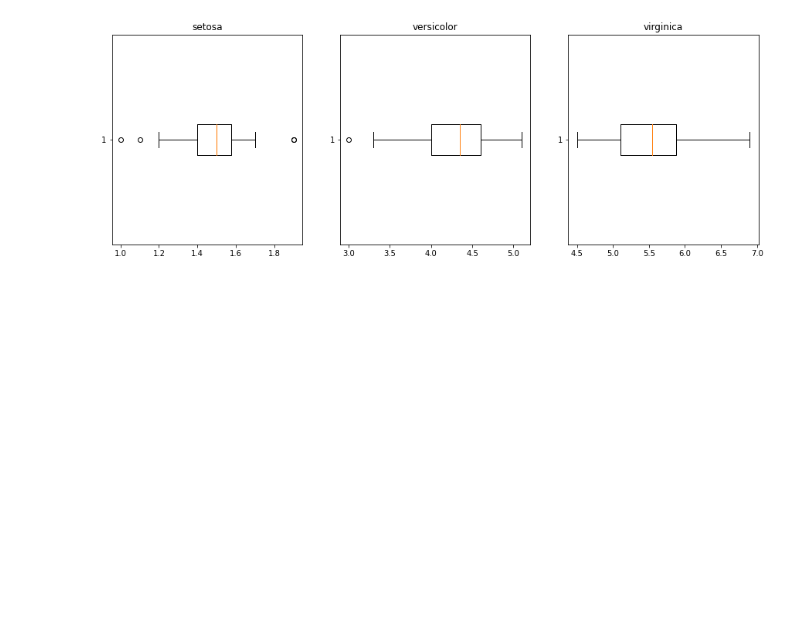
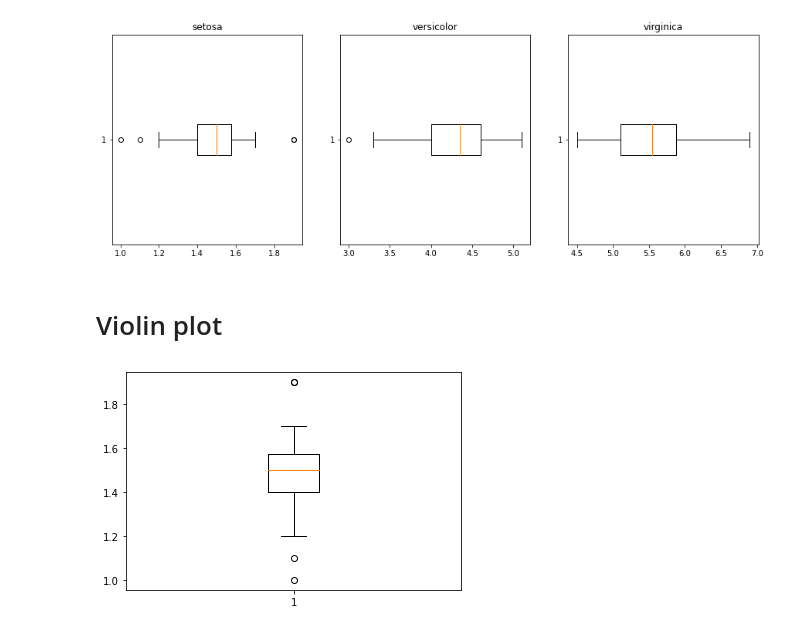
Before and after one commit to 6230204351/data_viz_2022, a Jupyter notebook: DataViz02_Data_Distribution_.ipynb, the cells around one changed output. Drawn from its saved outputs; the diff is of its cells as text; code cells hidden in the pictures; blank space fills up the shorter version.

```diff
--- a/DataViz02_Data_Distribution_.ipynb
+++ b/DataViz02_Data_Distribution_.ipynb
@@ -354,3 +354,9 @@ plt.boxplot(df['PetalLength'][100:150],vert=False); # ชนิด 3
 plt.title('virginica');
 # %% [output]
 [figure]
+# %% [markdown]
+# Violin plot
+# %%
+bb = plt.boxplot(df['PetalLength'][:50])
+# %% [output]
+[figure, added]
```
Also changed, not shown: parts of 4 cells of this notebook.
